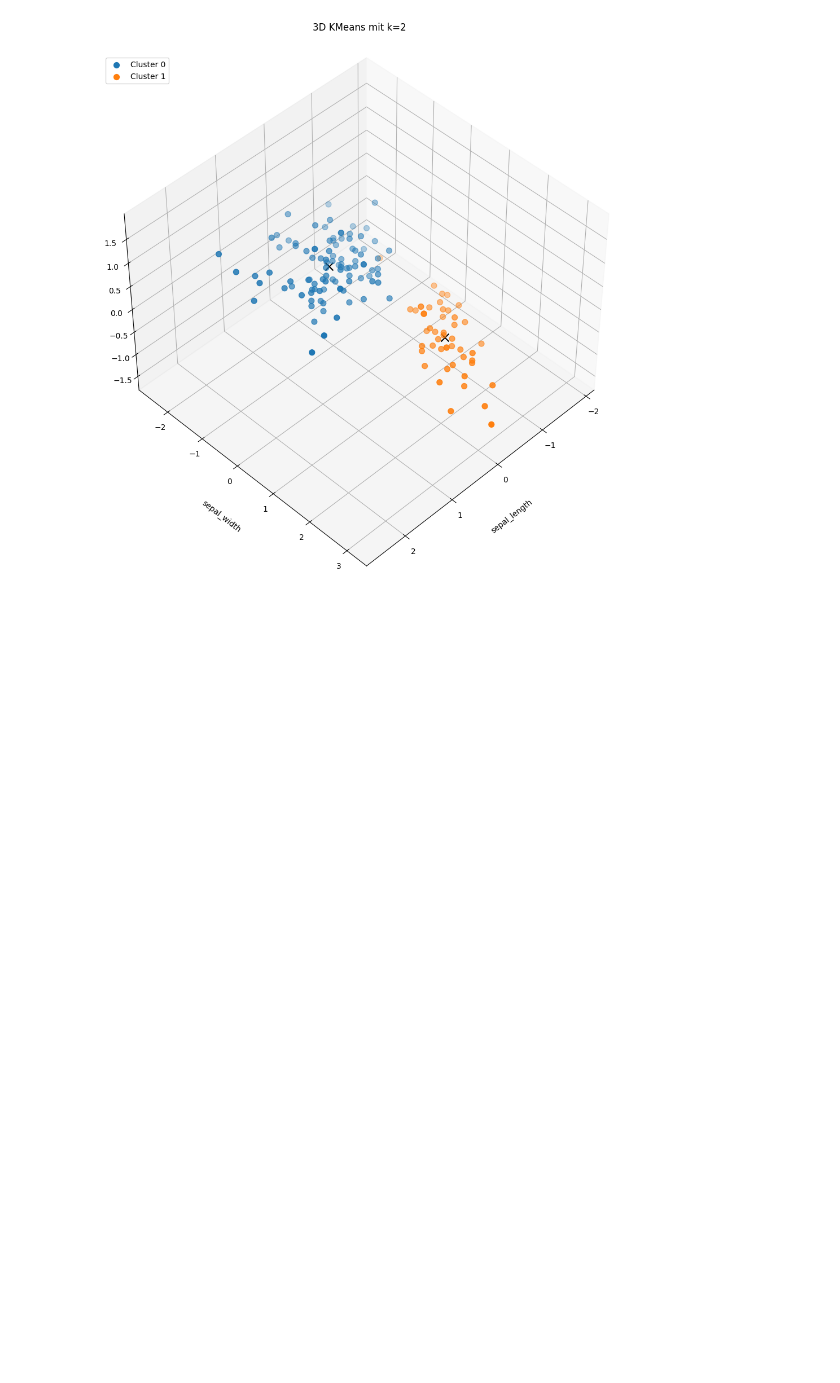
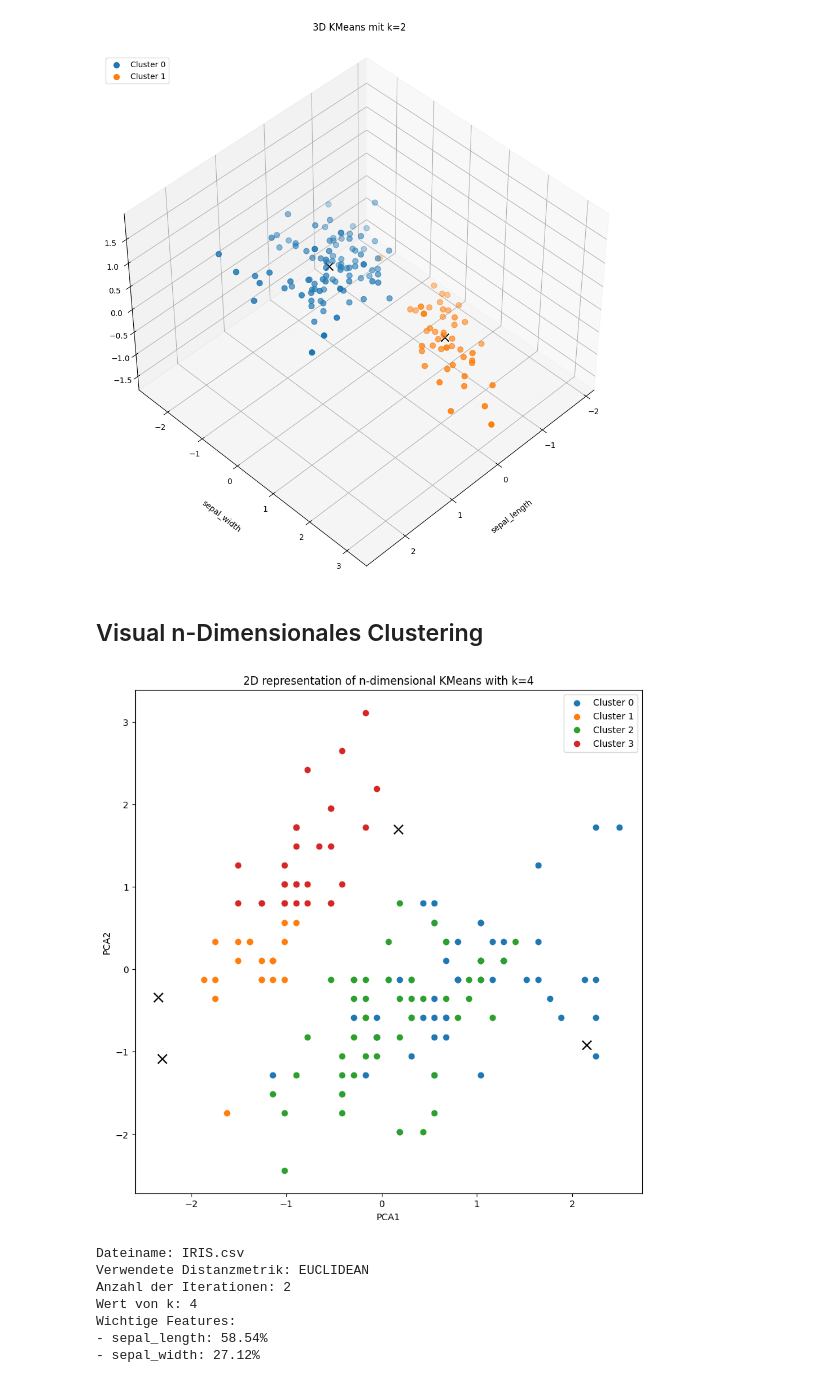
Before and after one commit to axellotl22/progback, a Jupyter notebook: notebooks/visual_response.ipynb, the cells around one changed output. Cells and saved outputs as stored; diff of their text form; code cells hidden in the pictures; blank space fills up the shorter version.

Commit message:
- N-Dimensional - Categorical

```diff
--- a/notebooks/visual_response.ipynb
+++ b/notebooks/visual_response.ipynb
@@ -257,3 +259,60 @@ plt.tight_layout()
 plt.show()
 # %% [output]
 [figure]
+# %% [markdown]
+## Visual n-Dimensionales Clustering
+# %%
+import requests
+import matplotlib.pyplot as plt
+
+# Daten an den Endpunkt senden
+url = "http://localhost:8080/basic/perform-nd-kmeans/"
+params = {
+    "k_clusters":4
+}
+files = {
+    "file": open("IRIS.csv", "rb")
+}
+response = requests.post(url, files=files, params=params)
+result = response.json()
+
+# Ergebnisdaten extrahieren
+clusters = result["clusters"]
+x_label = result["x_label"]
+y_label = result["y_label"]
+
+# 2D-Visualisierung
+plt.figure(figsize=(10, 10))
+for cluster in clusters:
+    points = cluster["points"]
+    x_values = [point["x"] for point in points]
+    y_values = [point["y"] for point in points]
+    plt.scatter(x_values, y_values, label=f"Cluster {cluster['clusterNr']}")
+
+    # Zentroid darstellen
+    centroid = cluster["centroid"]
+    plt.scatter(centroid["x"], centroid["y"], color="black", marker="x", s=100)
+
+plt.xlabel(x_label)
+plt.ylabel(y_label)
+plt.legend()
+plt.title(f"2D representation of n-dimensional KMeans with k={result['k_value']}")
+plt.show()
+
+# Weitere Informationen ausgeben
+print("Dateiname:", result["name"])
+print("Verwendete Distanzmetrik:", result["used_distance_metric"])
+print("Anzahl der Iterationen:", result["iterations"])
+print("Wert von k:", result["k_value"])
+print("Wichtige Features:")
+for feature, importance in result["important_features"].items():
+    print(f"- {feature}: {importance:.2%}")
+# %% [output]
+[figure, added]
+Dateiname: IRIS.csv
+Verwendete Distanzmetrik: EUCLIDEAN
+Anzahl der Iterationen: 2
+Wert von k: 4
+Wichtige Features:
+- sepal_length: 58.54%
+- sepal_width: 27.12%
```
Also changed, not shown: parts of 10 cells of this notebook, 8 other files.
